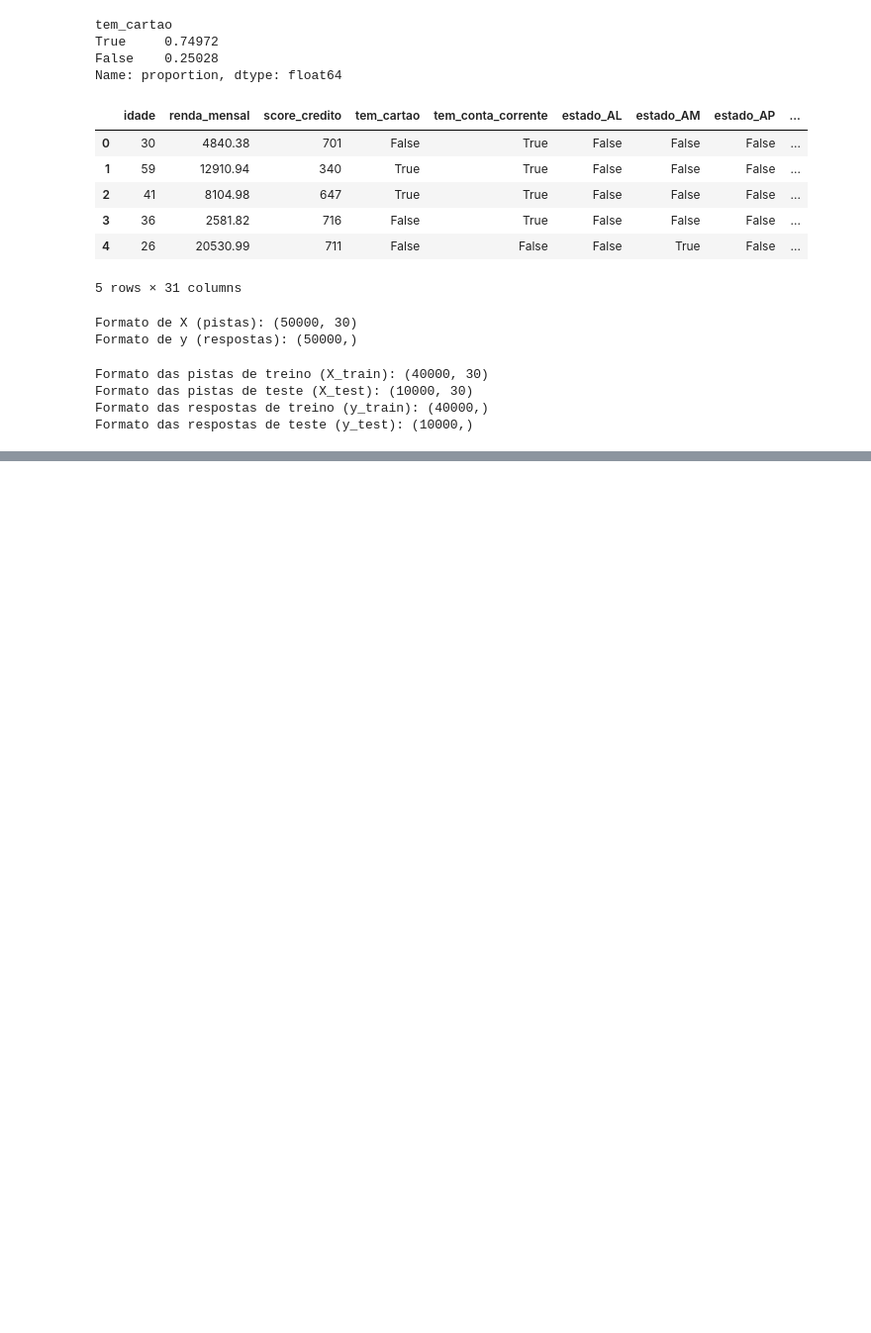
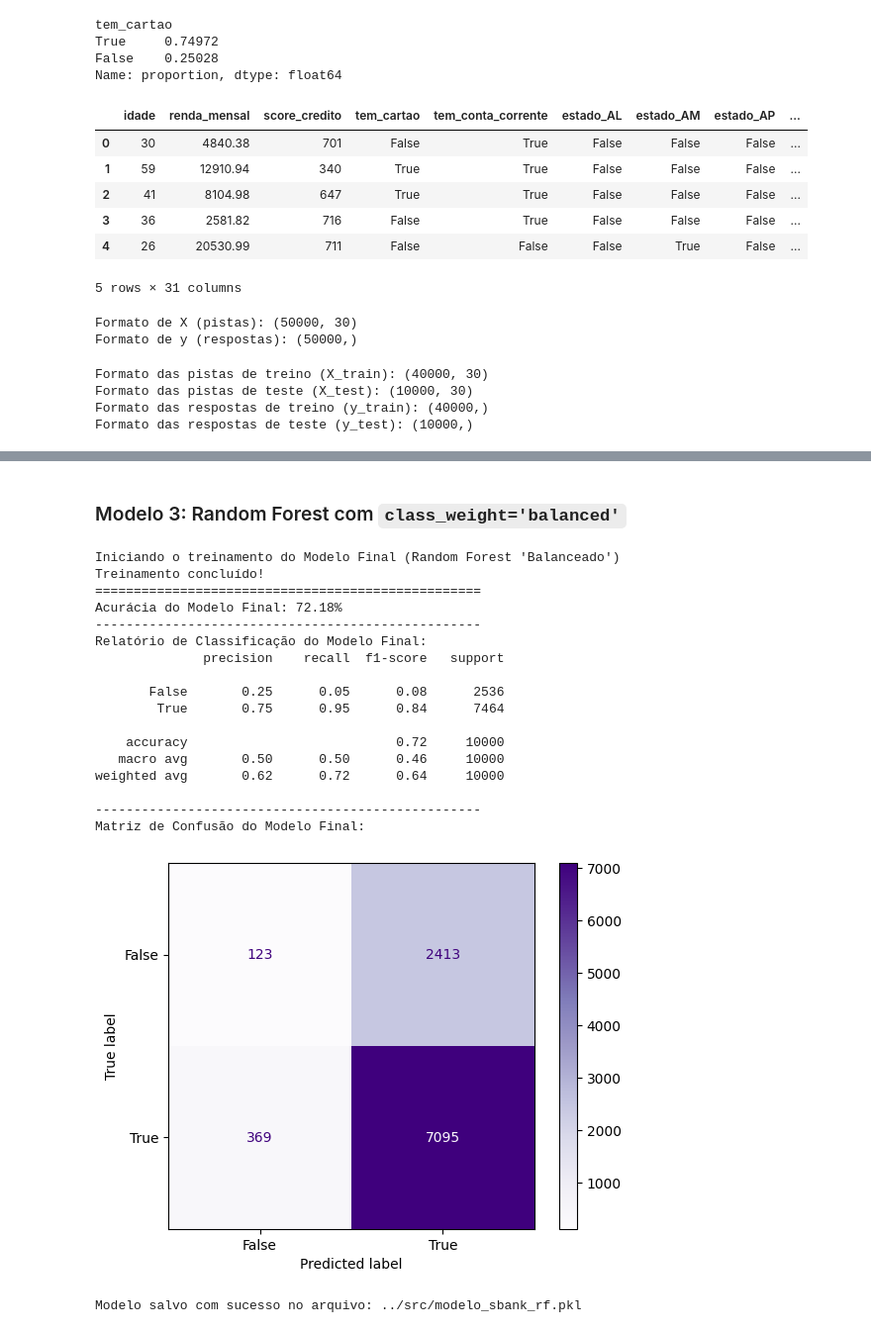
Before and after one commit to RicardoRuggiero/ML-Analise-Credito, a Jupyter notebook: notebooks/analise_exploratoria.ipynb, the cells around one changed output, grey strips where cells are left out. Shown at 99% size. Cells and saved outputs as stored; diff of their text form; code cells hidden in the pictures; blank space fills up the shorter version.

```diff
--- a/notebooks/analise_exploratoria.ipynb
+++ b/notebooks/analise_exploratoria.ipynb
@@ -94,0 +192,54 @@ Formato das respostas de teste (y_test): (10000,)
+# %% [markdown]
+### Modelo 3: Random Forest com `class_weight='balanced'`
+# %%
+# --- Versão Final do Modelo: Random Forest com Class Weight ---
+
+print("Iniciando o treinamento do Modelo Final (Random Forest 'Balanceado')")
+# Adicionado: class_weight='balanced'
+modelo_final_rf = RandomForestClassifier(random_state=42, n_jobs=-1, class_weight='balanced')
+
+modelo_final_rf.fit(X_train, y_train)
+print("Treinamento concluído!")
+print("=" * 50)
+
+previsoes_final_rf = modelo_final_rf.predict(X_test)
+
+print(f"Acurácia do Modelo Final: {accuracy_score(y_test, previsoes_final_rf):.2%}")
+print("-" * 50)
+
+print("Relatório de Classificação do Modelo Final:")
+print(classification_report(y_test, previsoes_final_rf))
+print("-" * 50)
+
+print("Matriz de Confusão do Modelo Final:")
+ConfusionMatrixDisplay.from_estimator(modelo_final_rf, X_test, y_test, cmap='Purples')
+plt.show()
+# %% [output]
+Iniciando o treinamento do Modelo Final (Random Forest 'Balanceado')
+Treinamento concluído!
+==================================================
+Acurácia do Modelo Final: 72.18%
+--------------------------------------------------
+Relatório de Classificação do Modelo Final:
+              precision    recall  f1-score   support
+
+       False       0.25      0.05      0.08      2536
+        True       0.75      0.95      0.84      7464
+
+    accuracy                           0.72     10000
+   macro avg       0.50      0.50      0.46     10000
+weighted avg       0.62      0.72      0.64     10000
+
+--------------------------------------------------
+Matriz de Confusão do Modelo Final:
+[figure, added]
+# %%
+import joblib
+
+nome_arquivo_modelo = '../src/modelo_sbank_rf.pkl'
+
+joblib.dump(modelo_rf, nome_arquivo_modelo)
+
+print(f"Modelo salvo com sucesso no arquivo: {nome_arquivo_modelo}")
+# %% [output]
+Modelo salvo com sucesso no arquivo: ../src/modelo_sbank_rf.pkl
```
Also changed, not shown: parts of 5 cells of this notebook, 2 other files.
